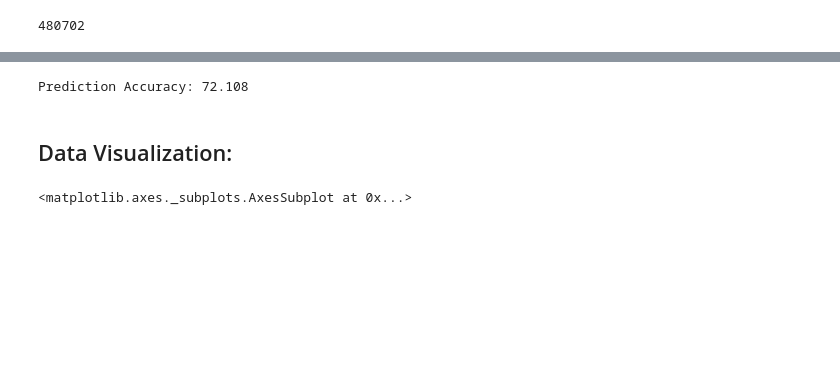
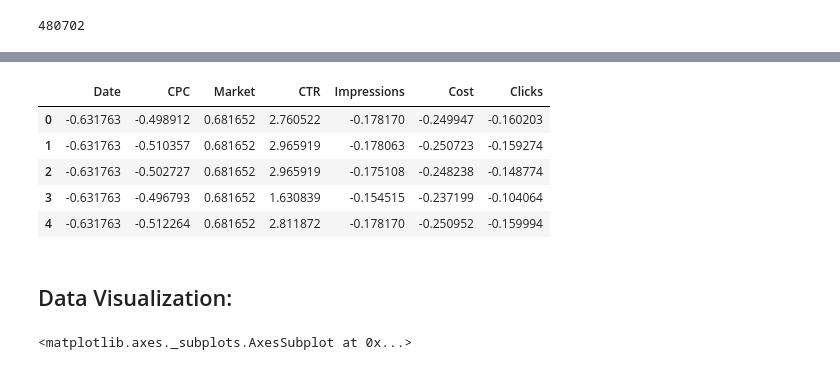
Before and after one commit to umairgillani93/DS-projects, a Jupyter notebook: Web_Traffic_Predictions/Click Predictions(Dropping Date, Keyword, plus dropping all the Zeros values for CPC # 3).ipynb, the cells around one changed output, grey strips where cells are left out. Saved outputs shown, nothing was run; the diff lists cells and outputs as text; code cells hidden in the pictures; blank space fills up the shorter version.

```diff
--- a/Web_Traffic_Predictions/Click Predictions(Dropping Date, Keyword, plus dropping all the Zeros values for CPC # 3).ipynb
+++ b/Web_Traffic_Predictions/Click Predictions(Dropping Date, Keyword, plus dropping all the Zeros values for CPC # 3).ipynb
@@ -201,20 +156,18 @@ new_df.head()
 # %%
-scaler = MinMaxScaler()
+scaler = StandardScaler()
 scaler.fit(new_df[['Date', 'CPC', 'Market', 'CTR', 'Impressions', 'Cost', 'Clicks']])
 scaled_features = scaler.transform(new_df[['Date', 'CPC', 'Market', 'CTR', 'Impressions', 'Cost', 'Clicks']])
-scaled_df = pd.DataFrame(data = scaled_features, columns = ['Date', 'CPC', 'Market', 'CTR', 'Impressions', 'Cost', 'Clicks'])
+scaled_df = pd.DataFrame(scaled_features, columns = ['Date', 'CPC', 'Market', 'CTR', 'Impressions', 'Cost', 'Clicks'])
 scaled_df.head()
-X = data
-y = df['Clicks']
 
-X_train, X_test, y_train, y_test = train_test_split(X, y, test_size = 0.3, random_state = 101)
-# Randome Linear Regression Test
-model = LinearRegression()
-model.fit(X_train, y_train)
-predictions = model.predict(X_test)
-print("Prediction Accuracy: {0:0.3f}".format(metrics.r2_score(y_test, predictions) * 100))
+scaled_df.head()
 # %% [output]
-Prediction Accuracy: 72.108
+|  | Date | CPC | Market | CTR | Impressions | Cost | Clicks |
+| 0 | -0.631763 | -0.498912 | 0.681652 | 2.760522 | -0.178170 | -0.249947 | -0.160203 |
+| 1 | -0.631763 | -0.510357 | 0.681652 | 2.965919 | -0.178063 | -0.250723 | -0.159274 |
+| 2 | -0.631763 | -0.502727 | 0.681652 | 2.965919 | -0.175108 | -0.248238 | -0.148774 |
+| 3 | -0.631763 | -0.496793 | 0.681652 | 1.630839 | -0.154515 | -0.237199 | -0.104064 |
+| 4 | -0.631763 | -0.512264 | 0.681652 | 2.811872 | -0.178170 | -0.250952 | -0.159994 |
 # %% [markdown]
 ## Data Visualization:
 # %%
```
Also changed, not shown: parts of 38 cells of this notebook.
